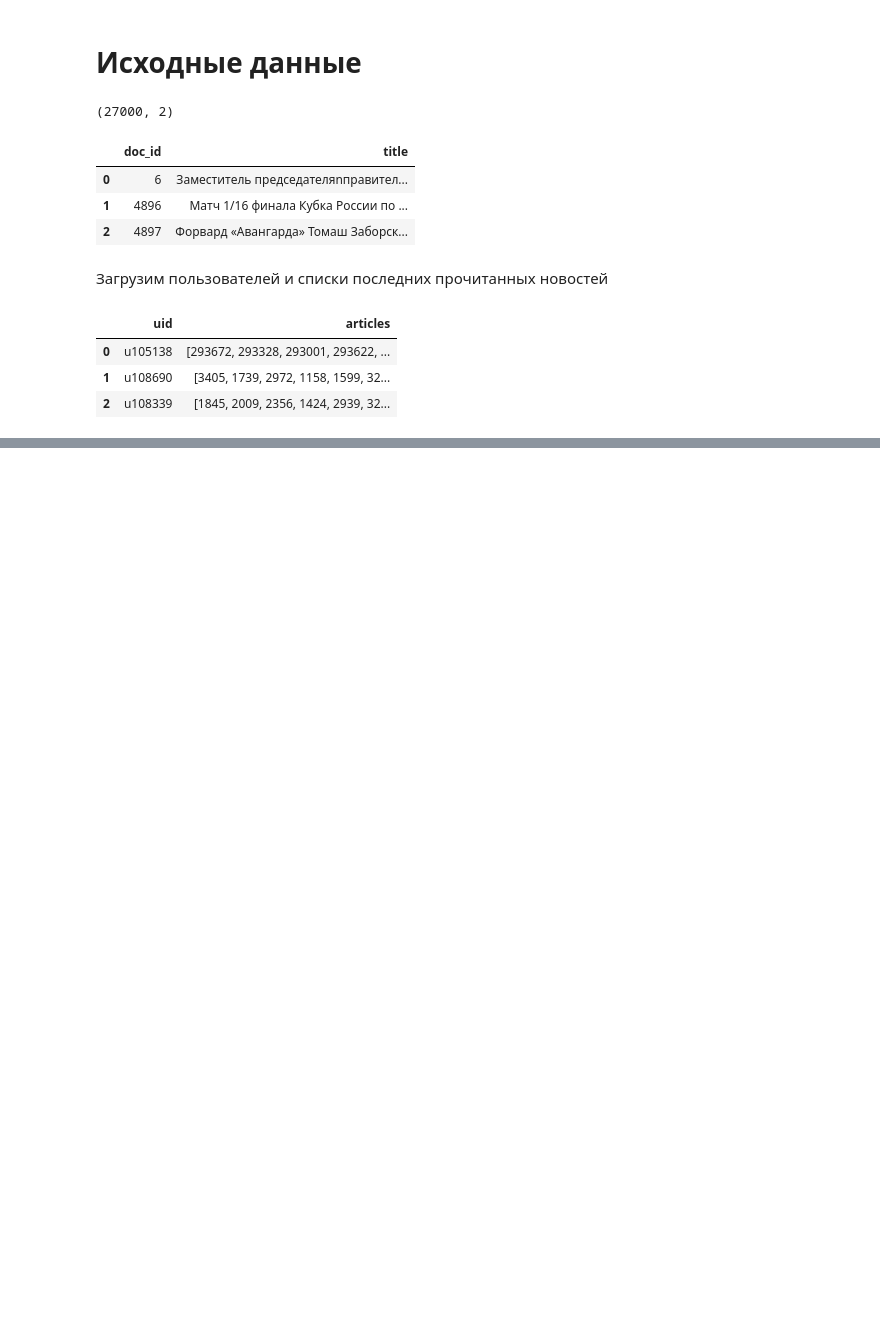
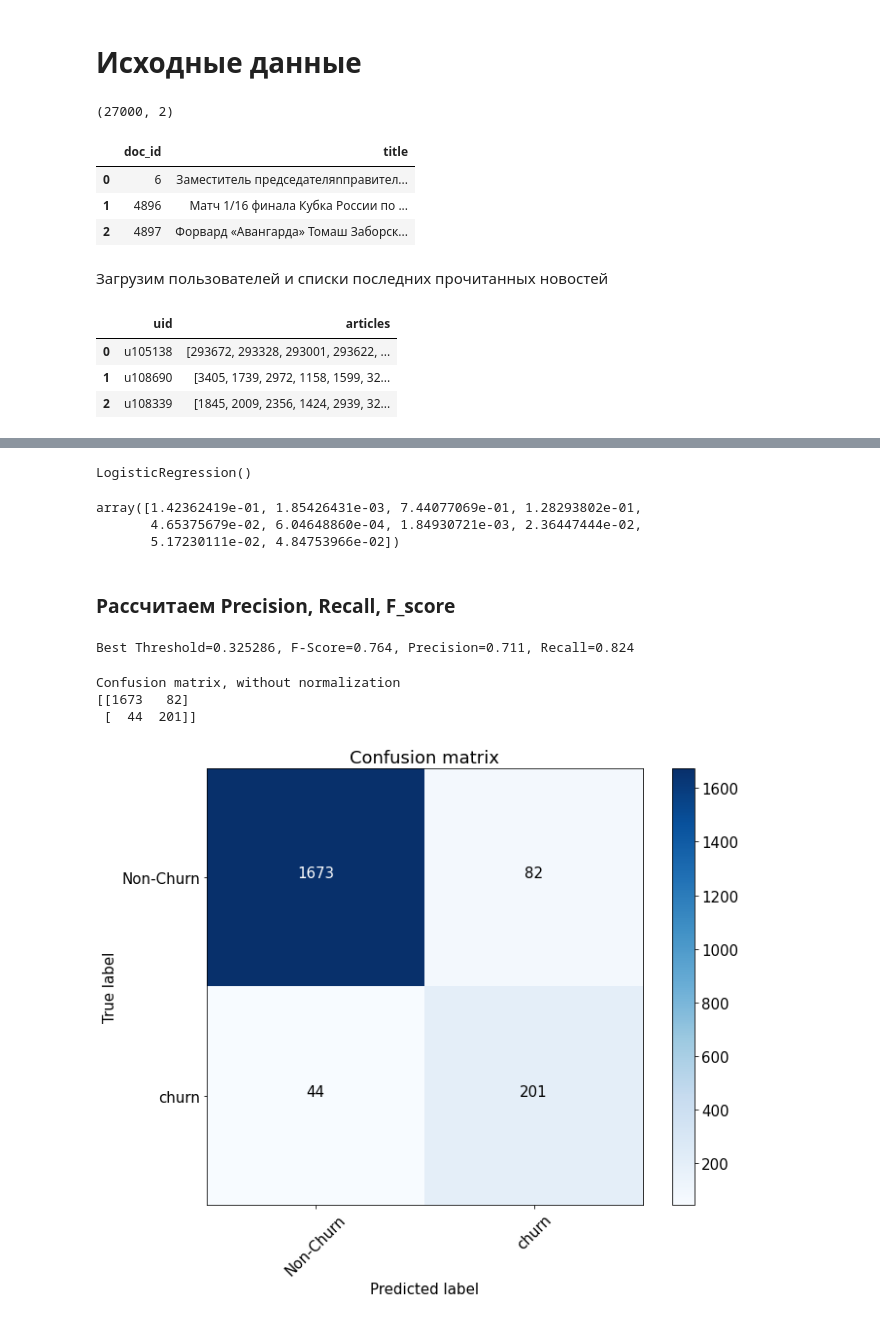
Before and after one commit to Effgenii/BigData2021, a Jupyter notebook: ML_in_business/02_lesson/HW2.ipynb, the cells around one changed output, grey strips where cells are left out. Cells and saved outputs as stored; diff of their text form; code cells hidden in the pictures; blank space fills up the shorter version.

```diff
--- a/ML_in_business/02_lesson/HW2.ipynb
+++ b/ML_in_business/02_lesson/HW2.ipynb
@@ -130,0 +619,77 @@ def lemmatization(text):
+# %%
+logreg = LogisticRegression()
+#обучим
+logreg.fit(X_train, y_train)
+# %% [output]
+LogisticRegression()
+# %%
+#наши прогнозы для тестовой выборки
+preds = logreg.predict_proba(X_test)[:, 1]
+preds[:10]
+# %% [output]
+array([1.42362419e-01, 1.85426431e-03, 7.44077069e-01, 1.28293802e-01,
+       4.65375679e-02, 6.04648860e-04, 1.84930721e-03, 2.36447444e-02,
+       5.17230111e-02, 4.84753966e-02])
+# %% [markdown]
+### Рассчитаем Precision, Recall, F_score
+# %%
+precision, recall, thresholds = precision_recall_curve(y_test, preds)
+fscore = (2 * precision * recall) / (precision + recall)
+# locate the index of the largest f score
+ix = np.argmax(fscore)
+print('Best Threshold=%f, F-Score=%.3f, Precision=%.3f, Recall=%.3f' % (thresholds[ix],
+                                                                        fscore[ix],
+                                                                        precision[ix],
+                                                                        recall[ix]))
+# %% [output]
+Best Threshold=0.325286, F-Score=0.764, Precision=0.711, Recall=0.824
+# %%
+def plot_confusion_matrix(cm, classes,
+                          normalize=False,
+                          title='Confusion matrix',
+                          cmap=plt.cm.Blues):
+    """
+    This function prints and plots the confusion matrix.
+    Normalization can be applied by setting `normalize=True`.
+    """
+    plt.imshow(cm, interpolation='nearest', cmap=cmap)
+    plt.title(title)
+    plt.colorbar()
+    tick_marks = np.arange(len(classes))
+    plt.xticks(tick_marks, classes, rotation=45)
+    plt.yticks(tick_marks, classes)
+
+    if normalize:
+        cm = cm.astype('float') / cm.sum(axis=1)[:, np.newaxis]
+        print("Normalized confusion matrix")
+    else:
+        print('Confusion matrix, without normalization')
+
+    print(cm)
+
+    thresh = cm.max() / 2.
+    for i, j in itertools.product(range(cm.shape[0]), range(cm.shape[1])):
+        plt.text(j, i, cm[i, j],
+                 horizontalalignment="center",
+                 color="white" if cm[i, j] > thresh else "black")
+
+    plt.tight_layout()
+    plt.ylabel('True label')
+    plt.xlabel('Predicted label')
+# %%
+#мы уже нашли ранее "оптимальный" порог, когда максимизировали f_score
+font = {'size' : 15}
+
+plt.rc('font', **font)
+
+cnf_matrix = confusion_matrix(y_test, preds>thresholds[ix])
+plt.figure(figsize=(10, 8))
+plot_confusion_matrix(cnf_matrix, classes=['Non-Churn', 'churn'],
+                      title='Confusion matrix')
+plt.savefig("conf_matrix.png")
+plt.show()
+# %% [output]
+Confusion matrix, without normalization
+[[1673   82]
+ [  44  201]]
+[figure, added]
```
Also changed, not shown: parts of 78 cells of this notebook.
